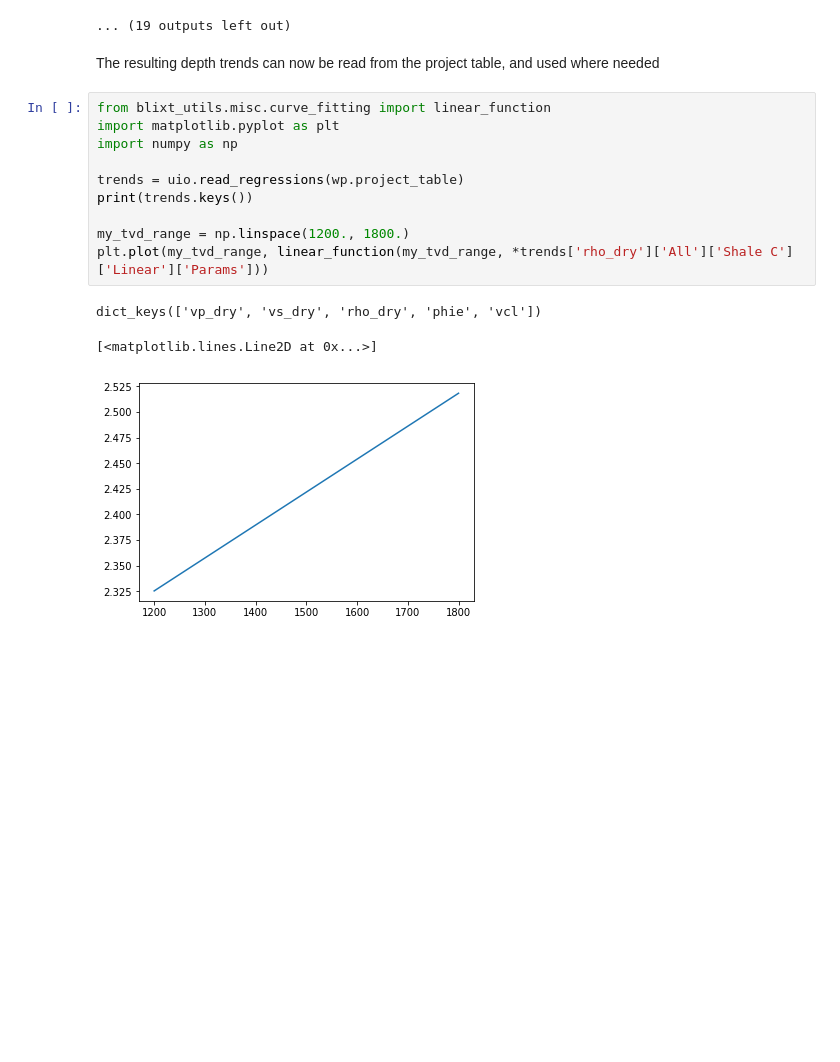
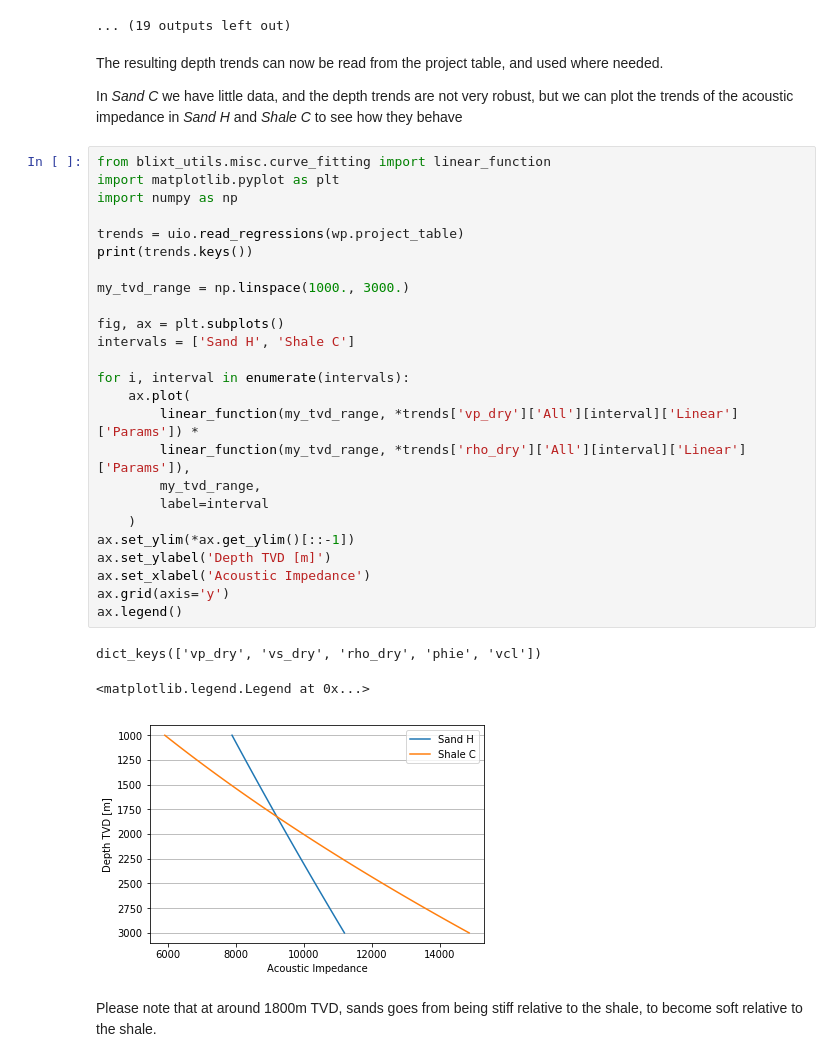
Before and after one commit to emblixt/blixt_rp, a Jupyter notebook: Calculate depth trends.ipynb, the cells around one changed output. Saved outputs shown, nothing was run; the diff lists cells and outputs as text; blank space fills up the shorter version.

```diff
--- a/Calculate depth trends.ipynb
+++ b/Calculate depth trends.ipynb
@@ -148,18 +148,37 @@ Function evaluations 13, initial cost 3.8687e+09, final cost 3.3859e+07, first-o
 [figure]
 ... (19 outputs left out)
 # %% [markdown]
-The resulting depth trends can now be read from the project table, and used where needed
+The resulting depth trends can now be read from the project table, and used where needed.
+
+In *Sand C* we have little data, and the depth trends are not very robust, but we can plot the trends of the acoustic impedance in *Sand H* and *Shale C* to see how they behave
 # %%
 from blixt_utils.misc.curve_fitting import linear_function
 import matplotlib.pyplot as plt
 import numpy as np
 
 trends = uio.read_regressions(wp.project_table)
 print(trends.keys())
 
-my_tvd_range = np.linspace(1200., 1800.)
-plt.plot(my_tvd_range, linear_function(my_tvd_range, *trends['rho_dry']['All']['Shale C']['Linear']['Params']))
+my_tvd_range = np.linspace(1000., 3000.)
+
+fig, ax = plt.subplots()
+intervals = ['Sand H', 'Shale C']
+
+for i, interval in enumerate(intervals):
+    ax.plot(
+        linear_function(my_tvd_range, *trends['vp_dry']['All'][interval]['Linear']['Params']) *
+        linear_function(my_tvd_range, *trends['rho_dry']['All'][interval]['Linear']['Params']),
+        my_tvd_range,
+        label=interval
+    )
+ax.set_ylim(*ax.get_ylim()[::-1])
+ax.set_ylabel('Depth TVD [m]')
+ax.set_xlabel('Acoustic Impedance')
+ax.grid(axis='y')
+ax.legend()
 # %% [output]
 dict_keys(['vp_dry', 'vs_dry', 'rho_dry', 'phie', 'vcl'])
-[<matplotlib.lines.Line2D at 0x...>]
+<matplotlib.legend.Legend at 0x...>
-[figure, old version]
+[figure, new version]
+# %% [markdown]
+Please note that at around 1800m TVD, sands goes from being stiff relative to the shale, to become soft relative to the shale.
```
Also changed, not shown: 3 other files.
